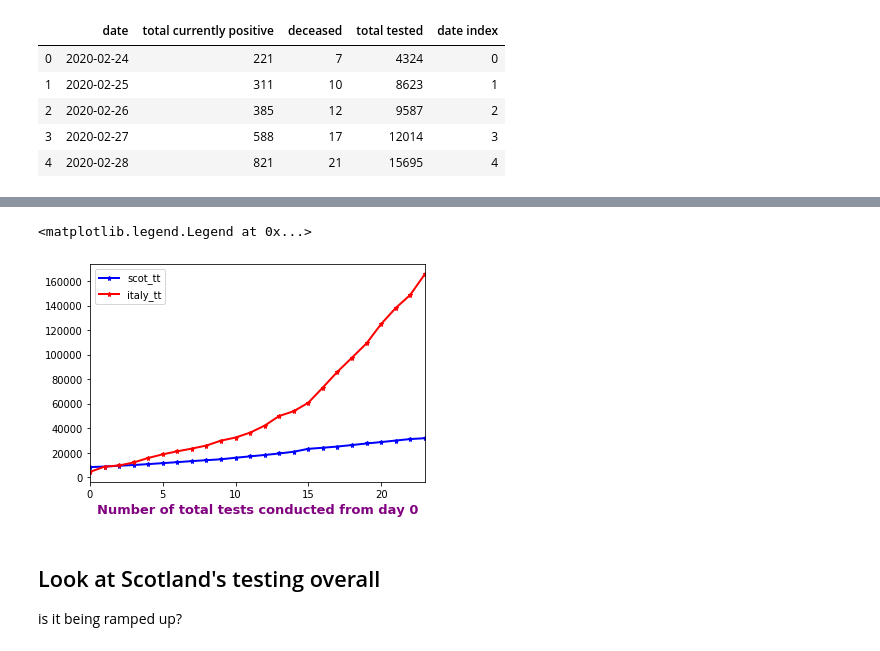
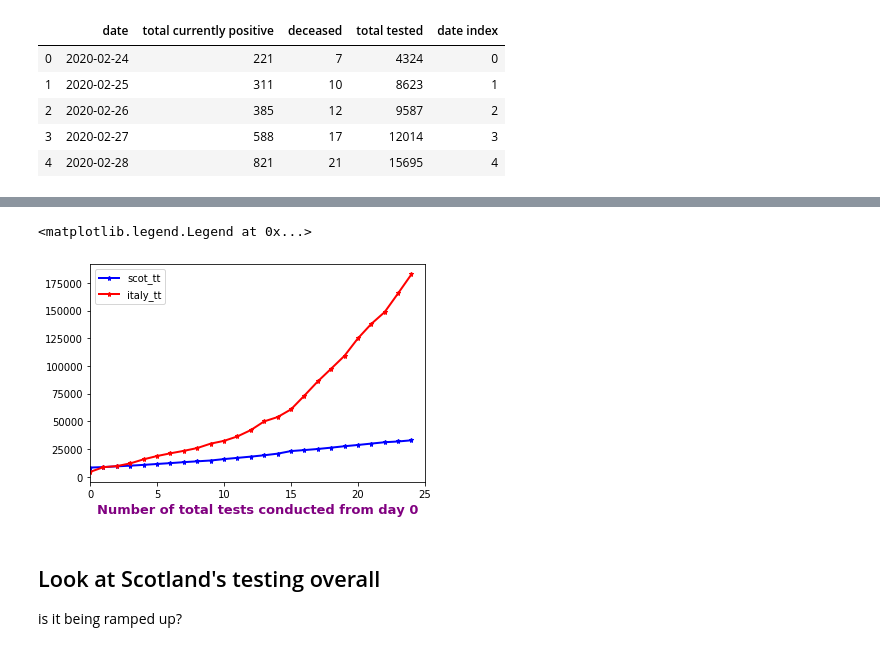
Before and after one commit to watty62/Scot_covid19, a Jupyter notebook: compare countries.ipynb, the cells around one changed output, grey strips where cells are left out. Cells and saved outputs as stored; diff of their text form; code cells hidden in the pictures.

```diff
--- a/compare countries.ipynb
+++ b/compare countries.ipynb
@@ -203,14 +203,14 @@ plt.legend()
 # %%
 #plot our Total number of Tests administered for Scotland and Italy
 
 plt.plot( 'date index', 'scot_tt', data=df_merged, marker='*', markerfacecolor='blue', markersize=5, color='blue', linewidth=2)
 plt.plot( 'date index', 'italy_tt', data=df_merged, marker='*', markerfacecolor='red', markersize=5, color='red', linewidth=2)
-plt.xlim(0,23)
+plt.xlim(0,25)
 plt.xlabel('Number of total tests conducted from day 0', fontweight='bold', color = 'Purple', fontsize='13', horizontalalignment='center')
 plt.legend()
 # %% [output]
 <matplotlib.legend.Legend at 0x...>
-[figure, old version]
+[figure, new version]
 # %% [markdown]
 ## Look at Scotland's testing overall
 is it being ramped up?
```
Also changed, not shown: parts of 15 cells of this notebook, 1 other file.
